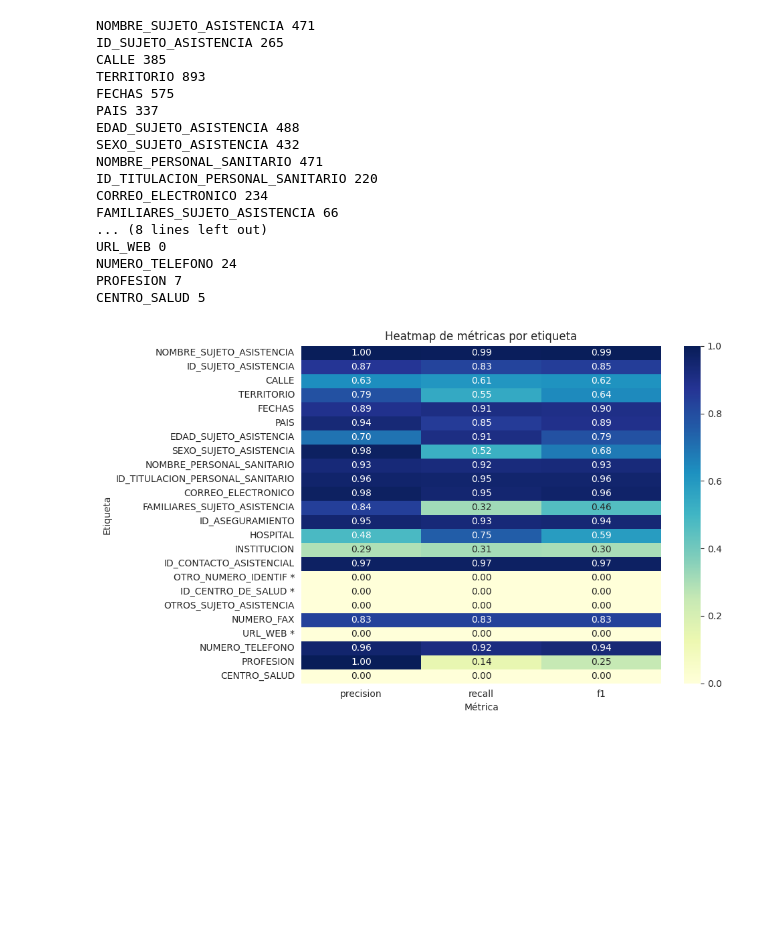
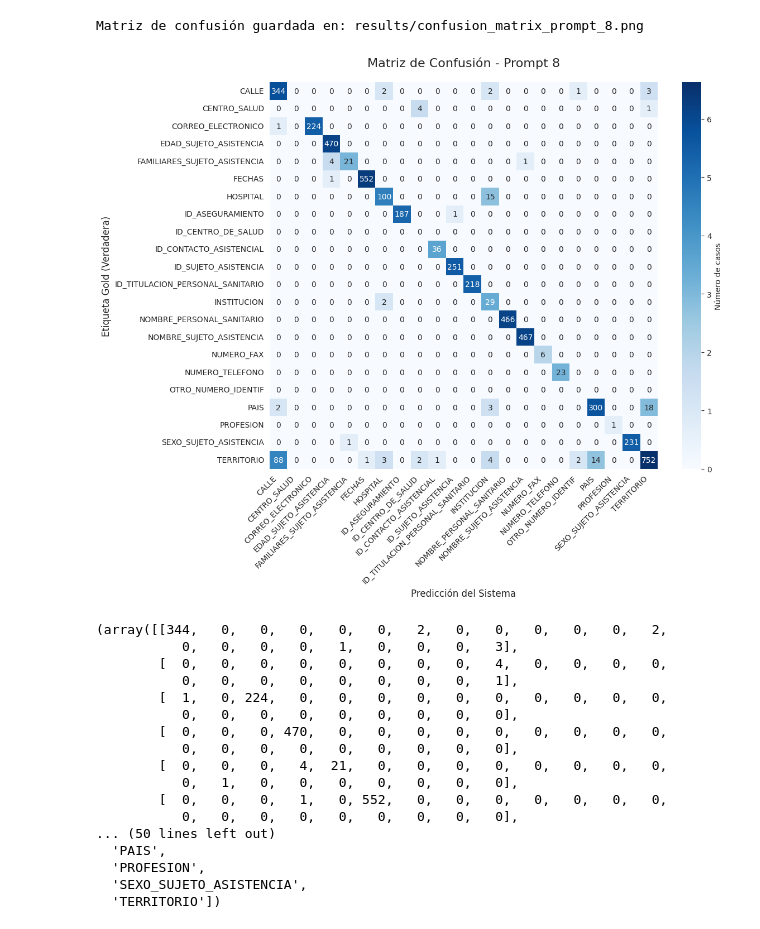
Before and after one commit to TarekElshami/PLN_Document_Anonymization, a Jupyter notebook: analysis_recall.ipynb, the cells around one changed output. Drawn from its saved outputs; the diff is of its cells as text; code cells hidden in the pictures; blank space fills up the shorter version.

Commit message:
Feat: Matriz de confusión

```diff
--- a/analysis_recall.ipynb
+++ b/analysis_recall.ipynb
@@ -12,7 +12,6 @@ metrics = analyze_single_prompt(
     prompt_name="Prompt 8"
 )
 
-df_metrics = pd.DataFrame.from_dict(metrics, orient='index')
 df_metrics = pd.DataFrame.from_dict(metrics, orient='index')
 
 # Agregar asterisco a los tags sin ningún caso (TP + FN = 0)
@@ -36,22 +35,32 @@ plt.xlabel("Métrica")
 plt.ylabel("Etiqueta")
 plt.tight_layout()
 plt.show()
-# %% [output]
-NOMBRE_SUJETO_ASISTENCIA 471
-ID_SUJETO_ASISTENCIA 265
-CALLE 385
-TERRITORIO 893
-FECHAS 575
-PAIS 337
-EDAD_SUJETO_ASISTENCIA 488
-SEXO_SUJETO_ASISTENCIA 432
-NOMBRE_PERSONAL_SANITARIO 471
-ID_TITULACION_PERSONAL_SANITARIO 220
-CORREO_ELECTRONICO 234
-FAMILIARES_SUJETO_ASISTENCIA 66
-... (8 lines left out)
-URL_WEB 0
-NUMERO_TELEFONO 24
-PROFESION 7
-CENTRO_SALUD 5
-[figure, removed]
+# %%
+analyzer = MeddocanAnalyzer()
+
+metrics = analyzer.analyze_annotations(
+    gold_dir="test/xml",
+    system_dir="procesados_meddocan/systemLlama3.3/etiquetado/prompt8",
+    prompt_name="Prompt 8"
+)
+analyzer.plot_confusion_matrix("Prompt 8", "./results")
+# %% [output]
+Matriz de confusión guardada en: results/confusion_matrix_prompt_8.png
+[figure, added]
+(array([[344,   0,   0,   0,   0,   0,   2,   0,   0,   0,   0,   0,   2,
+           0,   0,   0,   0,   1,   0,   0,   0,   3],
+        [  0,   0,   0,   0,   0,   0,   0,   0,   4,   0,   0,   0,   0,
+           0,   0,   0,   0,   0,   0,   0,   0,   1],
+        [  1,   0, 224,   0,   0,   0,   0,   0,   0,   0,   0,   0,   0,
+           0,   0,   0,   0,   0,   0,   0,   0,   0],
+        [  0,   0,   0, 470,   0,   0,   0,   0,   0,   0,   0,   0,   0,
+           0,   0,   0,   0,   0,   0,   0,   0,   0],
+        [  0,   0,   0,   4,  21,   0,   0,   0,   0,   0,   0,   0,   0,
+           0,   1,   0,   0,   0,   0,   0,   0,   0],
+        [  0,   0,   0,   1,   0, 552,   0,   0,   0,   0,   0,   0,   0,
+           0,   0,   0,   0,   0,   0,   0,   0,   0],
+... (50 lines left out)
+  'PAIS',
+  'PROFESION',
+  'SEXO_SUJETO_ASISTENCIA',
+  'TERRITORIO'])
```
Also changed, not shown: 1 other file.
